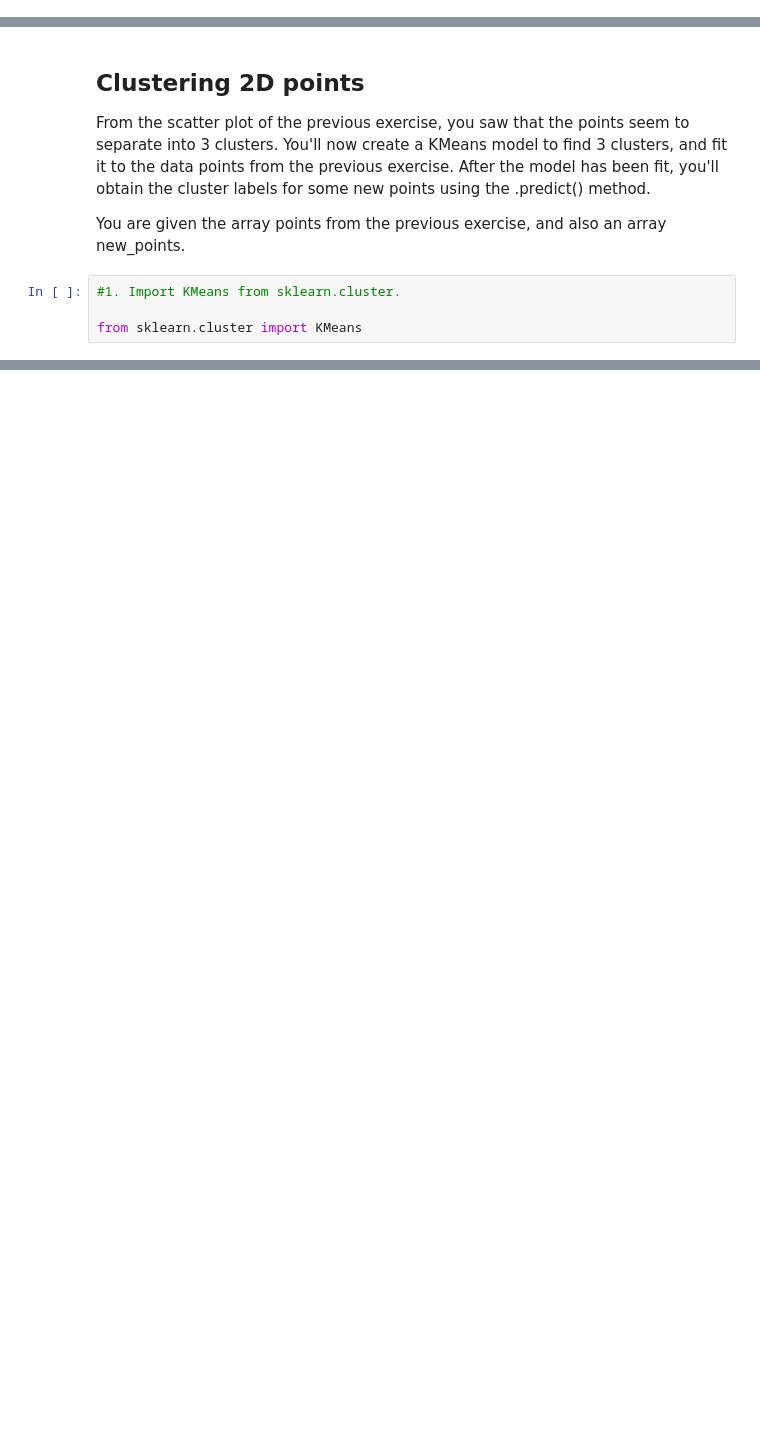
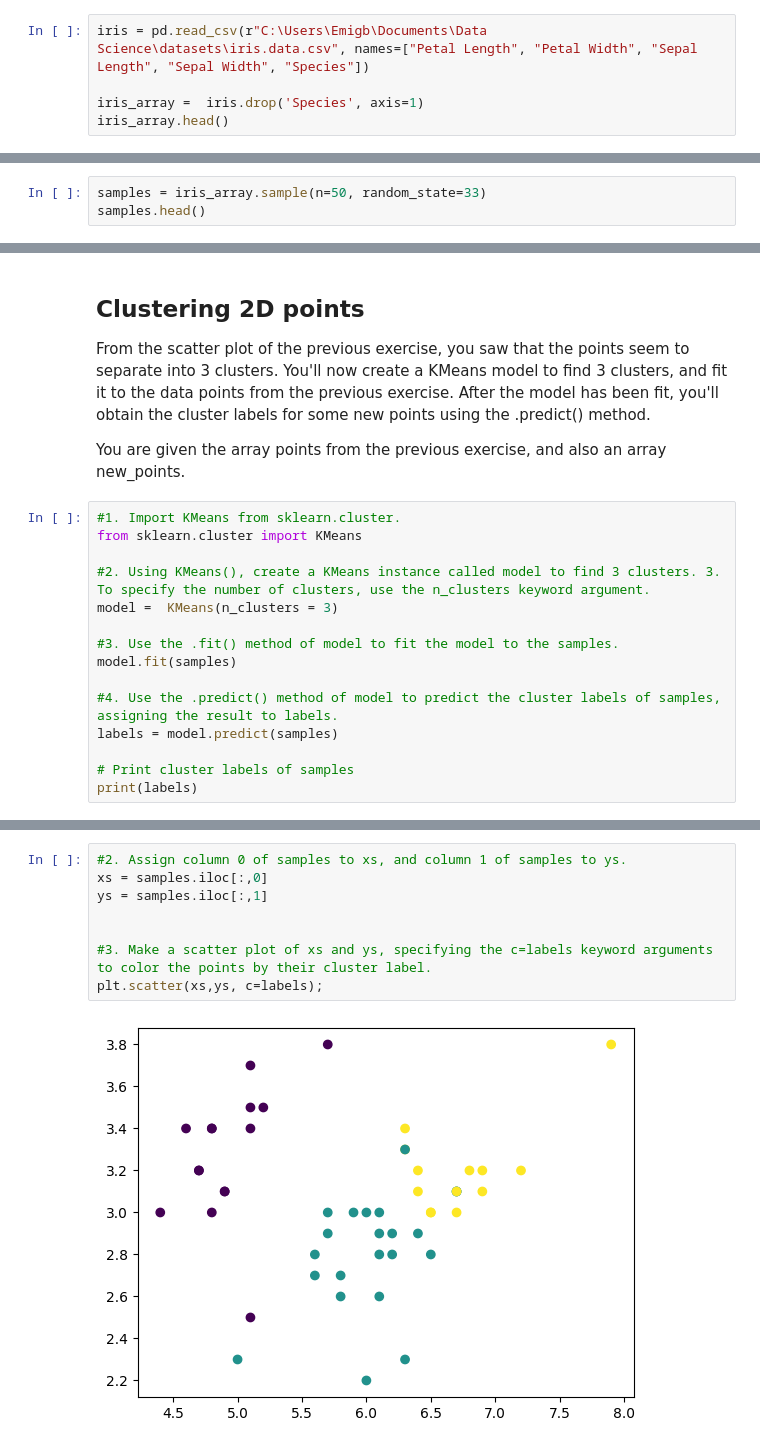
Before and after one commit to Emigbanam/Machine-Learning-Practice, a Jupyter notebook: ML Practice Unsupervised Learning Practice.ipynb, the cells around one changed output, grey strips where cells are left out. Saved outputs shown, nothing was run; the diff lists cells and outputs as text; blank space fills up the shorter version.

```diff
--- a/ML Practice Unsupervised Learning Practice.ipynb
+++ b/ML Practice Unsupervised Learning Practice.ipynb
@@ -8,3 +8,8 @@ import pandas as pd
 import matplotlib.pyplot as plt
 import warnings
 warnings.filterwarnings('ignore')
+# %%
+iris = pd.read_csv(r"C:\Users\Emigb\Documents\Data Science\datasets\iris.data.csv", names=["Petal Length", "Petal Width", "Sepal Length", "Sepal Width", "Species"])
+
+iris_array =  iris.drop('Species', axis=1)
+iris_array.head()
@@ -10,0 +23,3 @@ warnings.filterwarnings('ignore')
+# %%
+samples = iris_array.sample(n=50, random_state=33)
+samples.head()
@@ -16,5 +38,16 @@ From the scatter plot of the previous exercise, you saw that the points seem to
 You are given the array points from the previous exercise, and also an array new_points.
 # %%
 #1. Import KMeans from sklearn.cluster.
+from sklearn.cluster import KMeans
 
-from sklearn.cluster import KMeans
+#2. Using KMeans(), create a KMeans instance called model to find 3 clusters. 3. To specify the number of clusters, use the n_clusters keyword argument.
+model =  KMeans(n_clusters = 3)
+
+#3. Use the .fit() method of model to fit the model to the samples.
+model.fit(samples)
+
+#4. Use the .predict() method of model to predict the cluster labels of samples, assigning the result to labels.
+labels = model.predict(samples)
+
+# Print cluster labels of samples
+print(labels)
@@ -20,0 +61,10 @@ from sklearn.cluster import KMeans
+# %%
+#2. Assign column 0 of samples to xs, and column 1 of samples to ys.
+xs = samples.iloc[:,0]
+ys = samples.iloc[:,1]
+
+
+#3. Make a scatter plot of xs and ys, specifying the c=labels keyword arguments to color the points by their cluster label.
+plt.scatter(xs,ys, c=labels);
+# %% [output]
+[figure, added]
```
Also changed, not shown: parts of 5 cells of this notebook.
